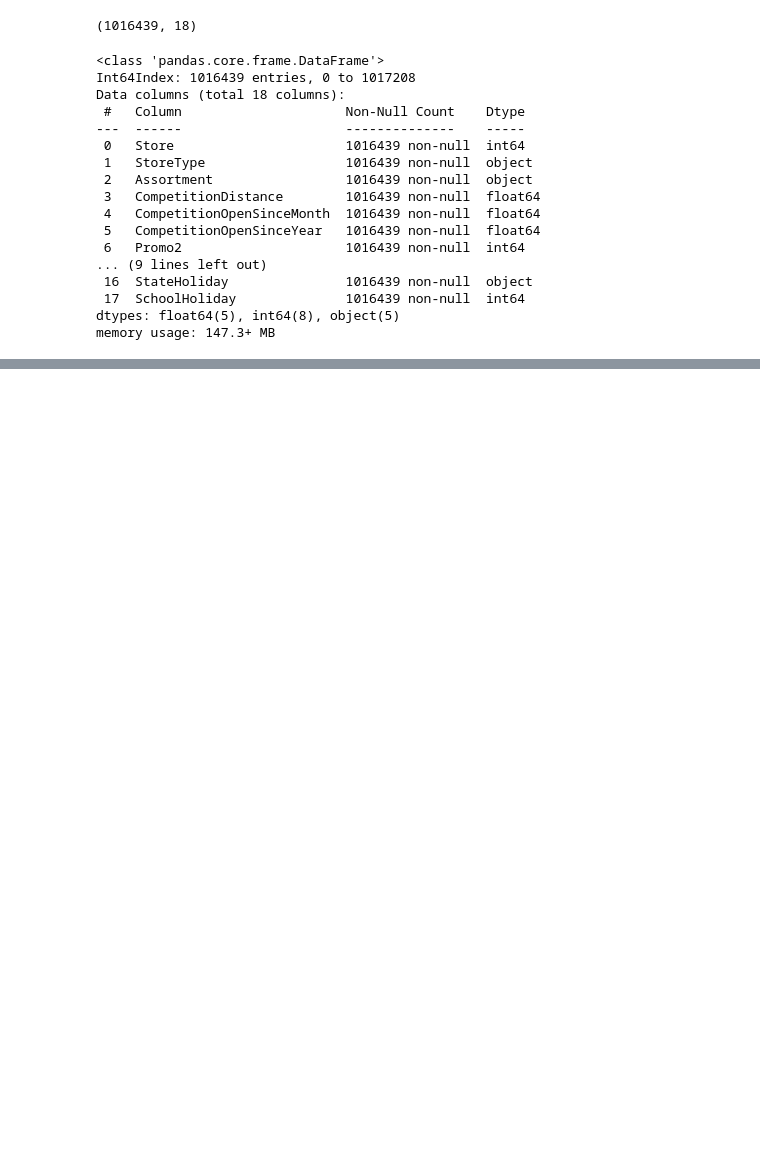
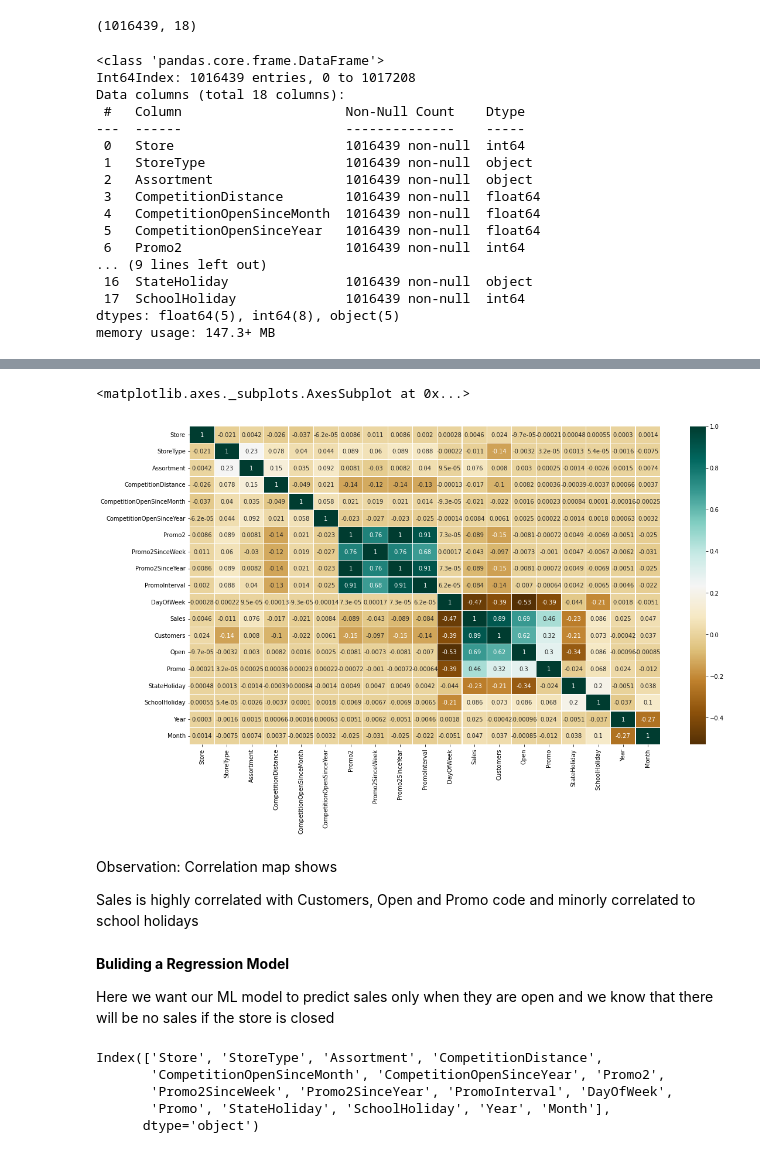
Before and after one commit to Nikitanegi0410/ML-Project---Rossmann-Sales-Prediction-, a Jupyter notebook: Rossmann_Sales_Prediction_Capstone_Project.ipynb, the cells around one changed output, grey strips where cells are left out. Cells and saved outputs as stored; diff of their text form; code cells hidden in the pictures; blank space fills up the shorter version.

```diff
--- a/Rossmann_Sales_Prediction_Capstone_Project.ipynb
+++ b/Rossmann_Sales_Prediction_Capstone_Project.ipynb
@@ -528,0 +542,15 @@ correlation
+# %%
+# Heat Map
+plt.figure(figsize=(18,10))
+sns.heatmap(correlation, annot=True, linewidths=0.2, cmap='BrBG')
+# %% [output]
+<matplotlib.axes._subplots.AxesSubplot at 0x...>
+[figure, added]
+# %% [markdown]
+Observation: Correlation map shows
+
+Sales is highly correlated with Customers, Open and Promo code and minorly correlated to school holidays
+# %% [markdown]
+**Buliding a Regression Model**
+
+Here we want our ML model to predict sales only when they are open and we know that there will be no sales if the store is closed
@@ -528,0 +566,8 @@ correlation
+# %%
+X_train.columns
+# %% [output]
+Index(['Store', 'StoreType', 'Assortment', 'CompetitionDistance',
+       'CompetitionOpenSinceMonth', 'CompetitionOpenSinceYear', 'Promo2',
+       'Promo2SinceWeek', 'Promo2SinceYear', 'PromoInterval', 'DayOfWeek',
+       'Promo', 'StateHoliday', 'SchoolHoliday', 'Year', 'Month'],
+      dtype='object')
```
Also changed, not shown: parts of 21 cells of this notebook.
